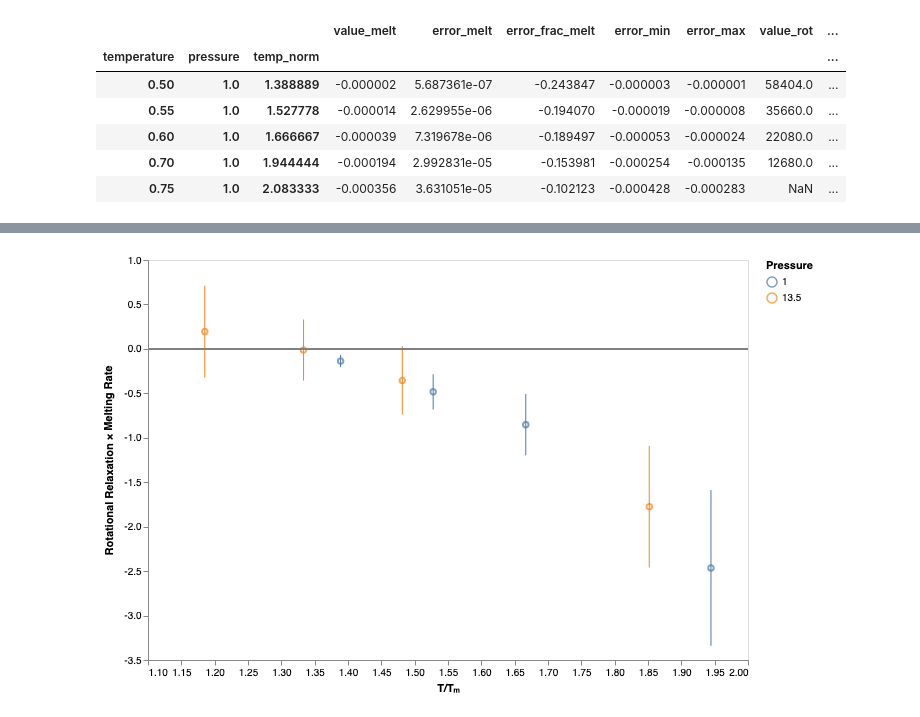
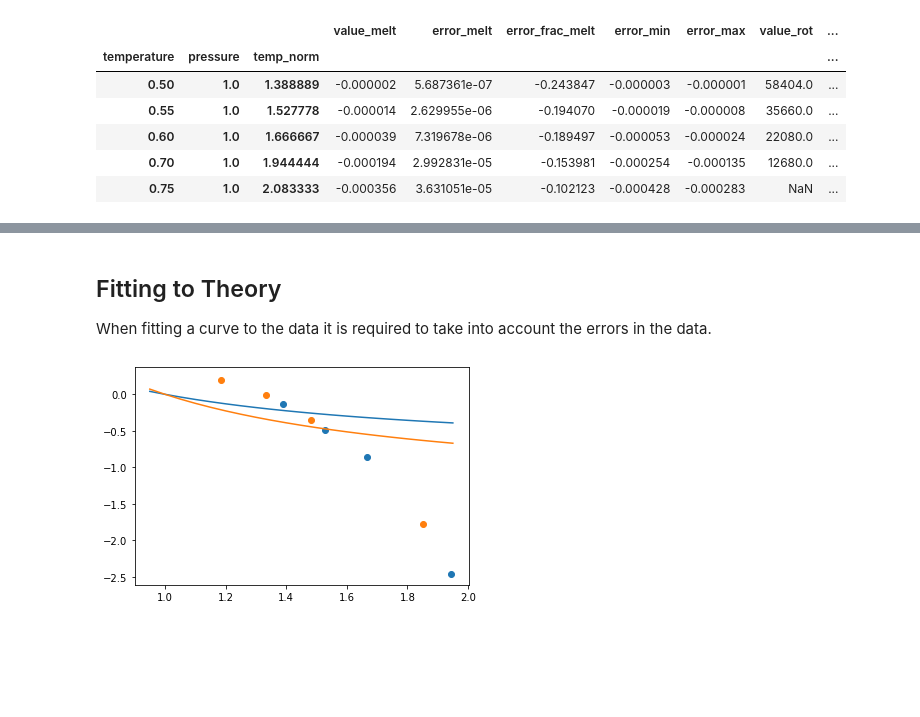
Before and after one commit to malramsay64/Crystal_Melting, a Jupyter notebook: notebooks/12_melting_errors.ipynb, the cells around one changed output, grey strips where cells are left out. Saved outputs shown, nothing was run; the diff lists cells and outputs as text; code cells hidden in the pictures; blank space fills up the shorter version.

```diff
--- a/notebooks/12_melting_errors.ipynb
+++ b/notebooks/12_melting_errors.ipynb
@@ -148,5 +106,5 @@ now including the errors in the measurement.
 # %%
-chart = alt.Chart(melt_values.reset_index()).encode(
+chart = alt.Chart(melt_values).encode(
     x=alt.X("temp_norm", title="T/Tₘ", scale=alt.Scale(zero=False)),
     color=alt.Color("pressure:N", title="Pressure"),
 )
@@ -157,8 +115,51 @@ c = (
 )
 
 c = figures.hline(c, 0)
-c
-# %% [output]
-[figure, removed]
 # %%
 c.save("../figures/normalised_melting_err.svg", webdriver="firefox")
+# %% [markdown]
+## Fitting to Theory
+
+When fitting a curve to the data
+it is required to take into account
+the errors in the data.
+# %%
+def fit_curve(x_vals, y_vals, errors=None, delta_E=None):
+    if delta_E is None:
+        def theory(x, c, d):
+            result = 1 - np.exp((1-x) * d / x)
+            return c * result
+    else:
+        def theory(x, c):
+            result = 1 - np.exp((1-x) * delta_E / x)
+            return c * result
+
+    opt, err = scipy.optimize.curve_fit(
+        theory,
+        x_vals,
+        y_vals,
+        sigma=errors,
+    )
+
+    return theory, opt, err
+# %%
+import matplotlib.pyplot as plt
+
+x = np.arange(0.95, 2.0, 0.05)
+
+p1_values = melt_values.query("pressure == 1.00")
+p13_values = melt_values.query("pressure == 13.50")
+
+theory1, opt1, err1 = fit_curve(p1_values["temp_norm"], p1_values["value"], p1_values["error"], -0.18034612159032992)
+theory13, opt13, err13 = fit_curve(p13_values["temp_norm"], p13_values["value"], p13_values["error"], -0.06561802006526474)
+# %%
+y1 = theory1(x, *opt1)
+y13 = theory13(x, *opt13)
+# %%
+plt.plot(x, y1)
+plt.scatter(p1_values["temp_norm"], p1_values["value"])
+plt.plot(x, y13)
+plt.scatter(p13_values["temp_norm"], p13_values["value"])
+plt.savefig("theory_fits.pdf")
+# %% [output]
+[figure, added]
```
Also changed, not shown: parts of 16 cells of this notebook.
